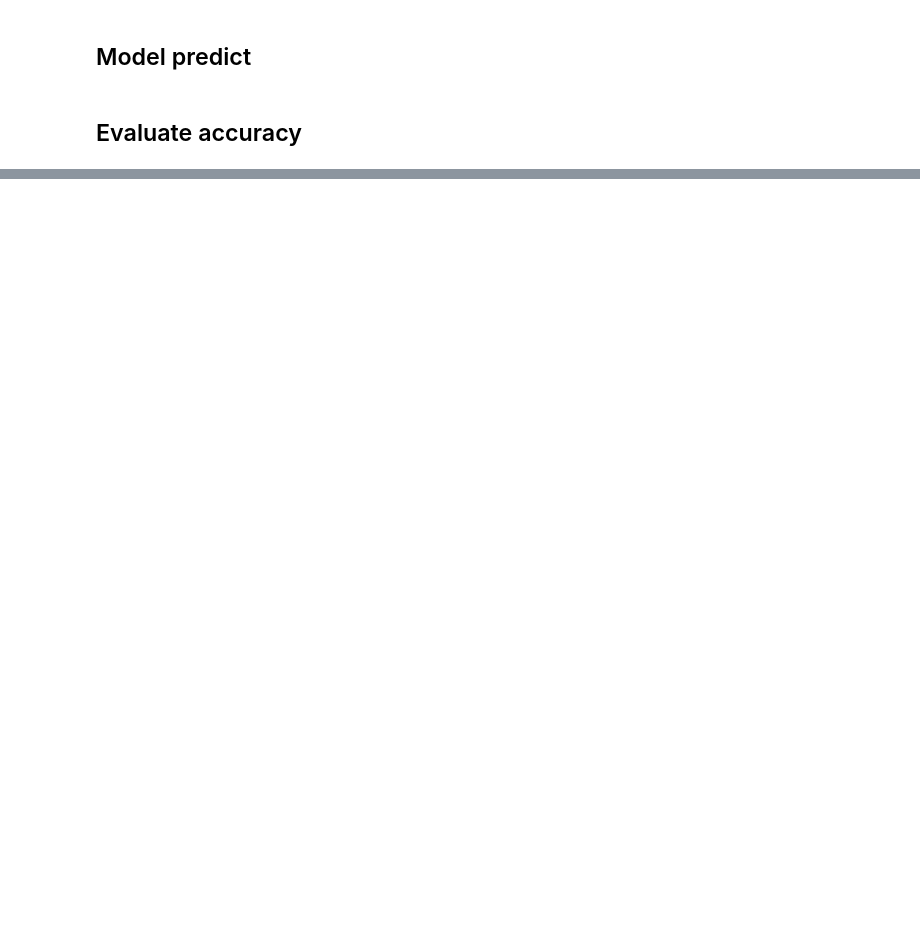
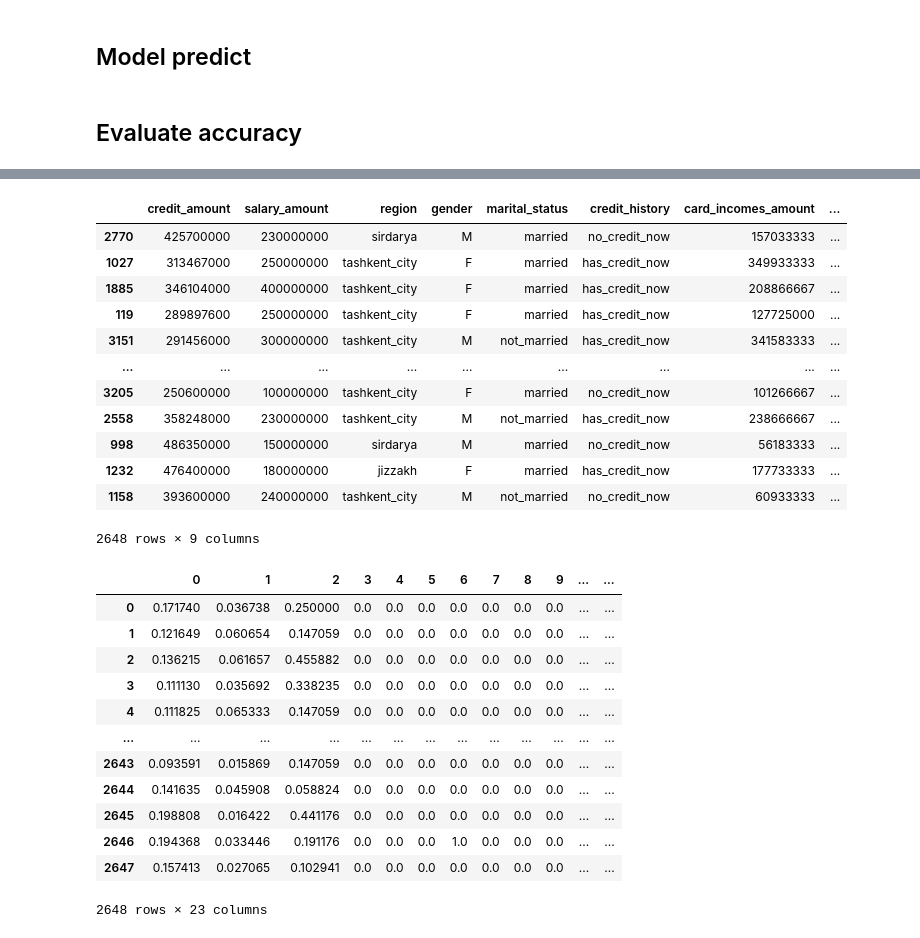
Before and after one commit to KomiljonNasrullaev/aliftech, a Jupyter notebook: notebooks/aliftech.ipynb, the cells around one changed output, grey strips where cells are left out. Drawn from its saved outputs; the diff is of its cells as text; code cells hidden in the pictures; blank space fills up the shorter version.

Commit message:
constructing pipeline

```diff
--- a/notebooks/aliftech.ipynb
+++ b/notebooks/aliftech.ipynb
@@ -356,0 +274,2 @@ data
+# %%
+data_copy = data.copy()
@@ -528,0 +563,21 @@ auc_score
+# %%
+from sklearn.preprocessing import OneHotEncoder
+from sklearn.compose import ColumnTransformer
+from sklearn.preprocessing import MinMaxScaler
+from sklearn.pipeline import Pipeline
+
+# Impute then Scale for numerical variables:
+num_transformer = Pipeline([
+    ('scaler', MinMaxScaler())])
+
+# Encode categorical variables
+cat_transformer = OneHotEncoder(sparse='False', handle_unknown='ignore')
+
+# Encode binary variables
+bin_transformer = OneHotEncoder(sparse=False, drop='first')
+
+# Paralellize "num_transformer" and "One hot encoder"
+preprocessor = ColumnTransformer([
+    ('num_tr', num_transformer, ['credit_amount', 'total_income', 'age']),
+    ('cat_tr', cat_transformer, ['region', 'marital_status']),
+    ('bin_tr', bin_transformer, ['gender', 'credit_history'])])
@@ -528,0 +600,36 @@ auc_score
+# %%
+X = data_copy.drop(columns=['target'])
+y = data_copy['target']
+
+X_train, X_test, y_train, y_test = train_test_split(X, y, stratify=y, test_size=0.20, random_state=2)
+# %%
+X_train_transformer = preprocessor.fit_transform(X_train)
+display(X_train)
+display(pd.DataFrame(X_train_transformer))
+# %% [output]
+|  | credit_amount | salary_amount | region | gender | marital_status | credit_history | card_incomes_amount | ... |
+| 2770 | 425700000 | 230000000 | sirdarya | M | married | no_credit_now | 157033333 | ... |
+| 1027 | 313467000 | 250000000 | tashkent_city | F | married | has_credit_now | 349933333 | ... |
+| 1885 | 346104000 | 400000000 | tashkent_city | F | married | has_credit_now | 208866667 | ... |
+| 119 | 289897600 | 250000000 | tashkent_city | F | married | has_credit_now | 127725000 | ... |
+| 3151 | 291456000 | 300000000 | tashkent_city | M | not_married | has_credit_now | 341583333 | ... |
+| ... | ... | ... | ... | ... | ... | ... | ... | ... |
+| 3205 | 250600000 | 100000000 | tashkent_city | F | married | no_credit_now | 101266667 | ... |
+| 2558 | 358248000 | 230000000 | tashkent_city | M | not_married | has_credit_now | 238666667 | ... |
+| 998 | 486350000 | 150000000 | sirdarya | M | married | no_credit_now | 56183333 | ... |
+| 1232 | 476400000 | 180000000 | jizzakh | F | married | has_credit_now | 177733333 | ... |
+| 1158 | 393600000 | 240000000 | tashkent_city | M | not_married | no_credit_now | 60933333 | ... |
+2648 rows × 9 columns
+|  | 0 | 1 | 2 | 3 | 4 | 5 | 6 | 7 | 8 | 9 | ... | ... |
+| 0 | 0.171740 | 0.036738 | 0.250000 | 0.0 | 0.0 | 0.0 | 0.0 | 0.0 | 0.0 | 0.0 | ... | ... |
+| 1 | 0.121649 | 0.060654 | 0.147059 | 0.0 | 0.0 | 0.0 | 0.0 | 0.0 | 0.0 | 0.0 | ... | ... |
+| 2 | 0.136215 | 0.061657 | 0.455882 | 0.0 | 0.0 | 0.0 | 0.0 | 0.0 | 0.0 | 0.0 | ... | ... |
+| 3 | 0.111130 | 0.035692 | 0.338235 | 0.0 | 0.0 | 0.0 | 0.0 | 0.0 | 0.0 | 0.0 | ... | ... |
+| 4 | 0.111825 | 0.065333 | 0.147059 | 0.0 | 0.0 | 0.0 | 0.0 | 0.0 | 0.0 | 0.0 | ... | ... |
+| ... | ... | ... | ... | ... | ... | ... | ... | ... | ... | ... | ... | ... |
+| 2643 | 0.093591 | 0.015869 | 0.147059 | 0.0 | 0.0 | 0.0 | 0.0 | 0.0 | 0.0 | 0.0 | ... | ... |
+| 2644 | 0.141635 | 0.045908 | 0.058824 | 0.0 | 0.0 | 0.0 | 0.0 | 0.0 | 0.0 | 0.0 | ... | ... |
+| 2645 | 0.198808 | 0.016422 | 0.441176 | 0.0 | 0.0 | 0.0 | 0.0 | 0.0 | 0.0 | 0.0 | ... | ... |
+| 2646 | 0.194368 | 0.033446 | 0.191176 | 0.0 | 0.0 | 0.0 | 1.0 | 0.0 | 0.0 | 0.0 | ... | ... |
+| 2647 | 0.157413 | 0.027065 | 0.102941 | 0.0 | 0.0 | 0.0 | 0.0 | 0.0 | 0.0 | 0.0 | ... | ... |
+2648 rows × 23 columns
```
Also changed, not shown: parts of 23 cells of this notebook.
